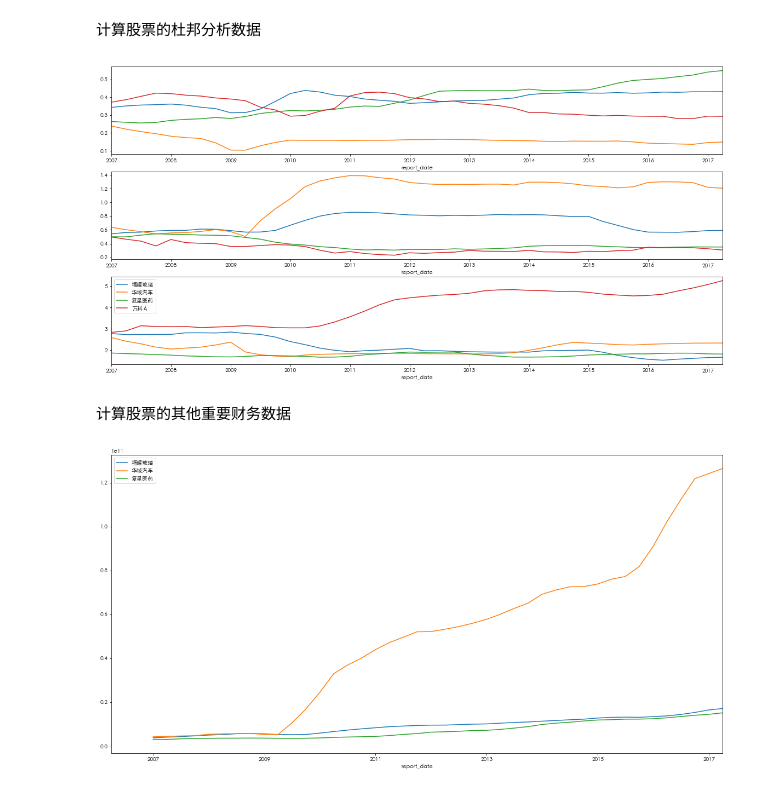
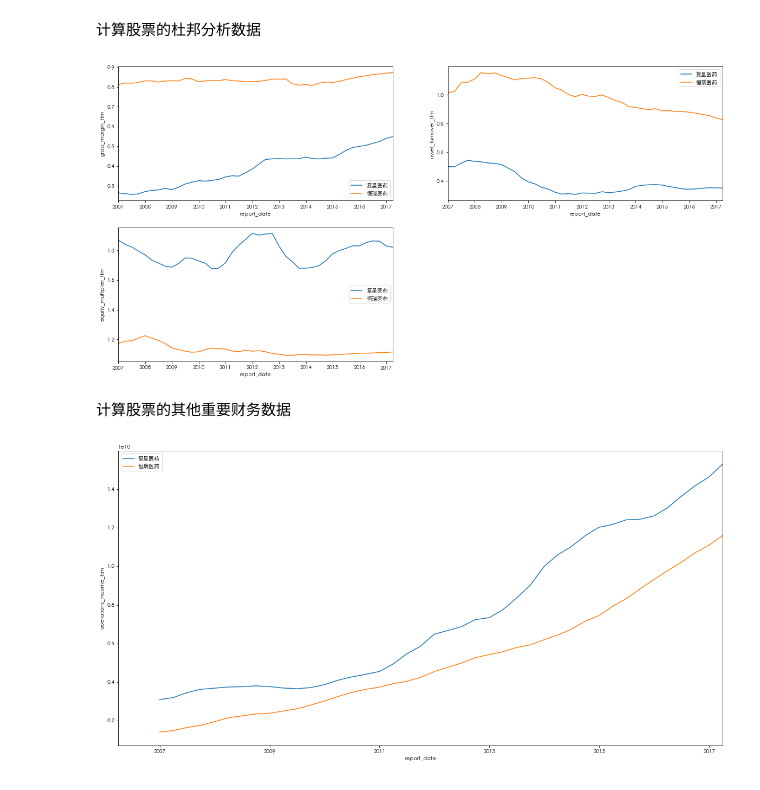
Before and after one commit to pro-zw/evalstock, a Jupyter notebook: eval_utility/china_stock.ipynb, the cells around one changed output. Cells and saved outputs as stored; diff of their text form; code cells hidden in the pictures.

Commit message:
Update china stock ipython book

```diff
--- a/eval_utility/china_stock.ipynb
+++ b/eval_utility/china_stock.ipynb
@@ -85,41 +103,46 @@ def plot_gross_margin_ttm(stock_names):
         gross_margin_ttm_df['gross_margin_ttm'].plot(
             label=stock_name)
 
 def plot_asset_turnover_ttm(stock_names):
     for stock_name in stock_names:
         historical_kpi = HistoricalKpi.objects.filter(stock__stock_name=stock_name)
         asset_turnover_ttm_df = (pd.DataFrame(list(historical_kpi.values(
             'stock__stock_name', 'report_date', 'asset_turnover_ttm')))
             .set_index('report_date'))
 
         asset_turnover_ttm_df['asset_turnover_ttm'].plot(
             label=stock_name)
 
 def plot_equity_multiplier_ttm(stock_names):
     for stock_name in stock_names:
         historical_kpi = HistoricalKpi.objects.filter(stock__stock_name=stock_name)
         equity_multiplier_ttm_df = (pd.DataFrame(list(historical_kpi.values(
             'stock__stock_name', 'report_date', 'equity_multiplier_ttm')))
             .set_index('report_date'))
 
         equity_multiplier_ttm_df['equity_multiplier_ttm'].plot(
             label=stock_name)
 
 fig = plt.figure()
 
-fig.add_subplot(3, 1, 1)
-plot_gross_margin_ttm(['福耀玻璃', '华域汽车', '复星医药', '万科Ａ'])
+ax1 = fig.add_subplot(2, 2, 1)
+ax1.set_ylabel('gross_margin_ttm')
+plot_gross_margin_ttm(stocks_interested)
+ax1.legend()
 
-fig.add_subplot(3, 1, 2)
-plot_asset_turnover_ttm(['福耀玻璃', '华域汽车', '复星医药', '万科Ａ'])
+ax2 = fig.add_subplot(2, 2, 2)
+ax2.set_ylabel('asset_turnover_ttm')
+plot_asset_turnover_ttm(stocks_interested)
+ax2.legend()
 
-fig.add_subplot(3, 1, 3)
-plot_equity_multiplier_ttm(['福耀玻璃', '华域汽车', '复星医药', '万科Ａ'])
+ax3 = fig.add_subplot(2, 2, 3)
+ax3.set_ylabel('equity_multiplier_ttm')
+plot_equity_multiplier_ttm(stocks_interested)
+ax3.legend()
 
-plt.legend()
 plt.show()
 # %% [output]
-[figure, old version]
+[figure, new version]
 # %% [markdown]
 计算股票的其他重要财务数据
 # %%
@@ -140,10 +163,11 @@ def plot_operations_income_ttms(stock_names):
             label=stock_name)
 
 fig = plt.figure()
-fig.add_subplot(1, 1, 1)
-plot_operations_income_ttms(['福耀玻璃', '华域汽车', '复星医药', '万科Ａ'])
+ax = fig.add_subplot(1, 1, 1)
+ax.set_ylabel('operations_income_ttm')
+plot_operations_income_ttms(stocks_interested)
+ax.legend()
 
-plt.legend()
 plt.show()
 # %% [output]
-[figure, old version]
+[figure, new version]
```
Also changed, not shown: parts of 1 cell of this notebook.
